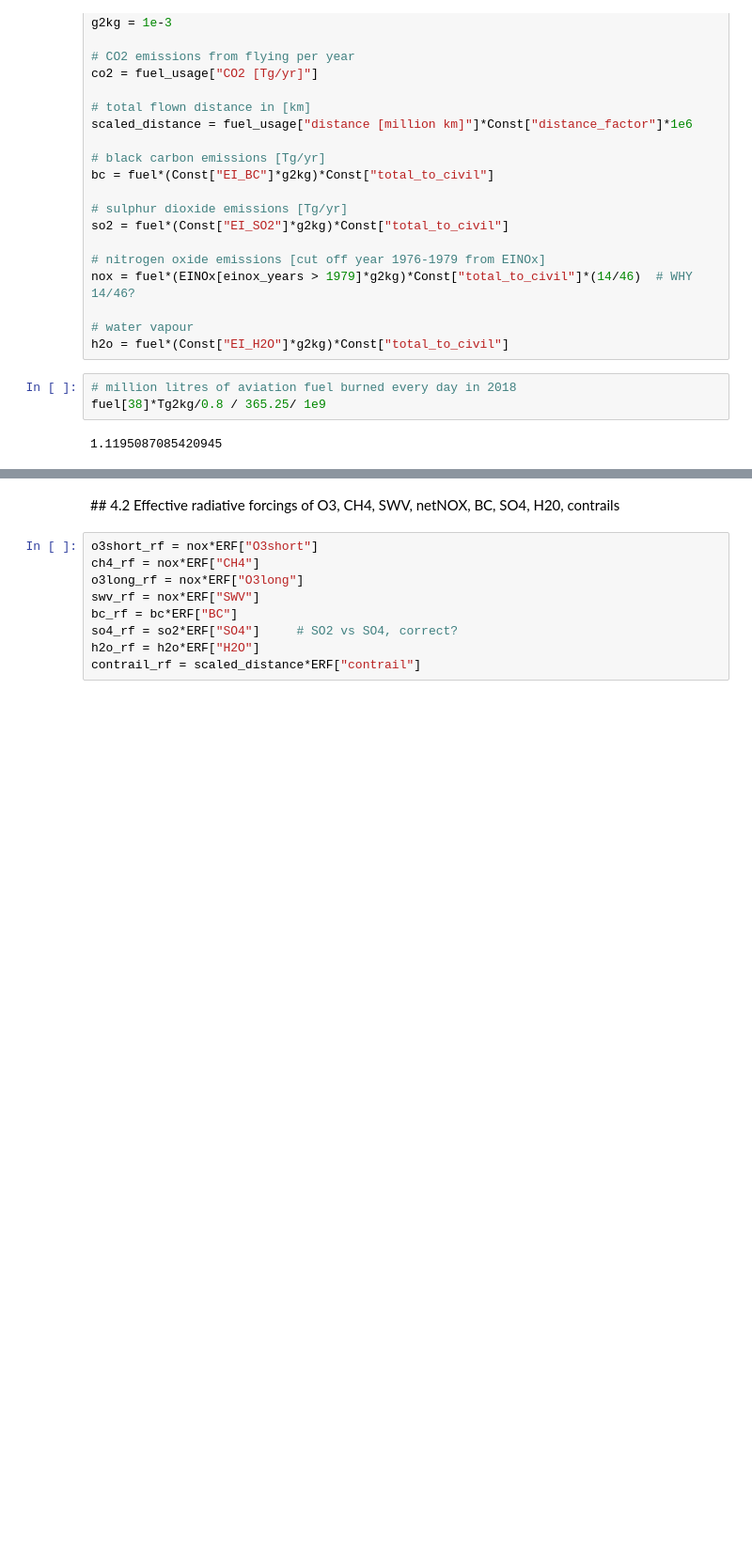
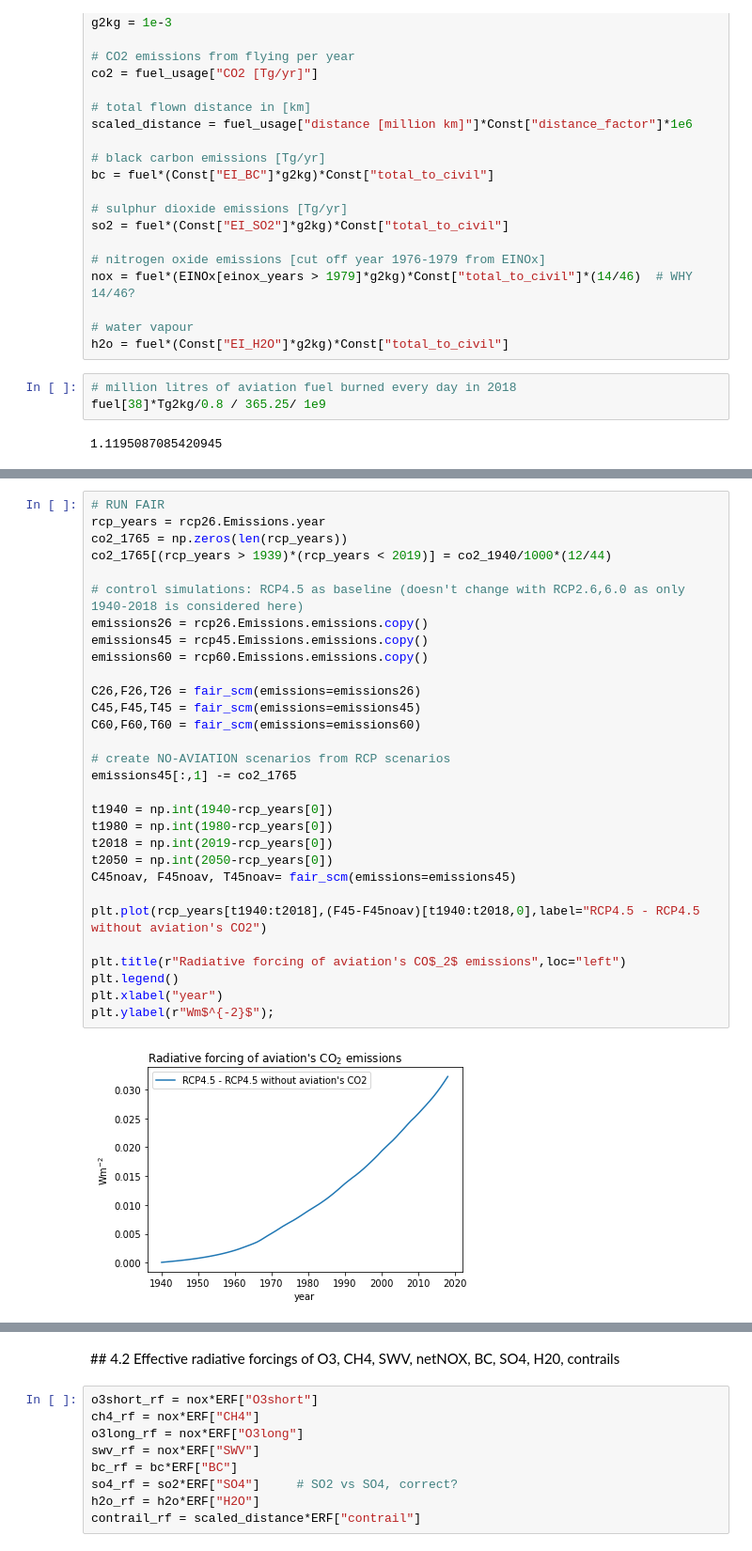
Before and after one commit to milankl/FlyingClimate, a Jupyter notebook: scripts/aviation_warming.ipynb, the cells around one changed output, grey strips where cells are left out. Shown: that part at 94% size. Drawn from its saved outputs; the diff is of its cells as text; blank space fills up the shorter version.

```diff
--- a/scripts/aviation_warming.ipynb
+++ b/scripts/aviation_warming.ipynb
@@ -160,0 +169,32 @@ co2rf_mean1980 = co2rf_mean[co2rf_years > 1979]
+# %%
+# RUN FAIR
+rcp_years = rcp26.Emissions.year
+co2_1765 = np.zeros(len(rcp_years))
+co2_1765[(rcp_years > 1939)*(rcp_years < 2019)] = co2_1940/1000*(12/44)
+
+# control simulations: RCP4.5 as baseline (doesn't change with RCP2.6,6.0 as only 1940-2018 is considered here)
+emissions26 = rcp26.Emissions.emissions.copy()
+emissions45 = rcp45.Emissions.emissions.copy()
+emissions60 = rcp60.Emissions.emissions.copy()
+
+C26,F26,T26 = fair_scm(emissions=emissions26)
+C45,F45,T45 = fair_scm(emissions=emissions45)
+C60,F60,T60 = fair_scm(emissions=emissions60)
+
+# create NO-AVIATION scenarios from RCP scenarios
+emissions45[:,1] -= co2_1765
+
+t1940 = np.int(1940-rcp_years[0])
+t1980 = np.int(1980-rcp_years[0])
+t2018 = np.int(2019-rcp_years[0])
+t2050 = np.int(2050-rcp_years[0])
+C45noav, F45noav, T45noav= fair_scm(emissions=emissions45)
+
+plt.plot(rcp_years[t1940:t2018],(F45-F45noav)[t1940:t2018,0],label="RCP4.5 - RCP4.5 without aviation's CO2")
+
+plt.title(r"Radiative forcing of aviation's CO$_2$ emissions",loc="left")
+plt.legend()
+plt.xlabel("year")
+plt.ylabel(r"Wm$^{-2}$");
+# %% [output]
+[figure, added]
```
Also changed, not shown: parts of 23 cells of this notebook, 8 other files.
